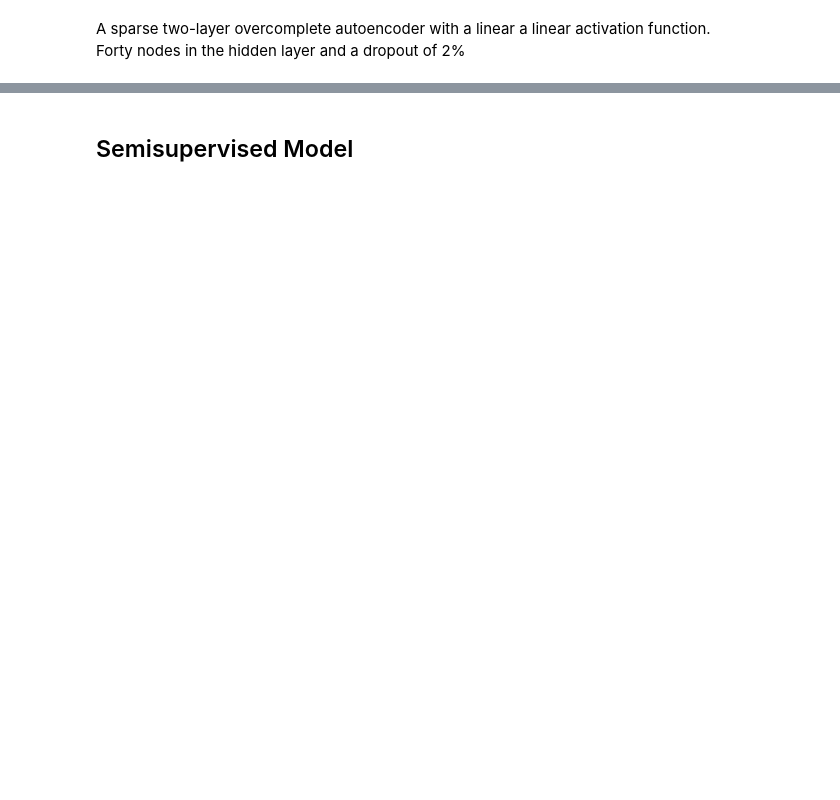
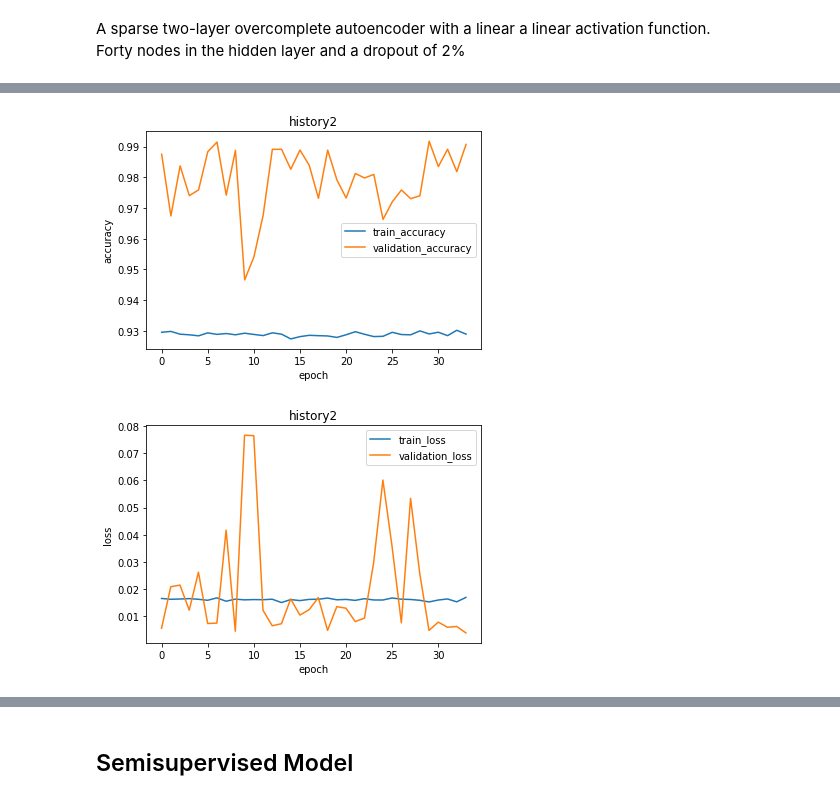
Before and after one commit to zjzsu2000/CMPE297_Sec49AdvanceDL, a Jupyter notebook: Assignment_1/Assignment_1_ Part_2/semi_supervised_learning.ipynb, the cells around one changed output, grey strips where cells are left out. Drawn from its saved outputs; the diff is of its cells as text; code cells hidden in the pictures; blank space fills up the shorter version.

```diff
--- a/Assignment_1/Assignment_1_ Part_2/semi_supervised_learning.ipynb
+++ b/Assignment_1/Assignment_1_ Part_2/semi_supervised_learning.ipynb
@@ -277,5 +384,8 @@ model.add(Dense(units=29, activation='linear'))
 # %%
 model.compile(optimizer='adam', loss='mean_squared_error', metrics=['accuracy'])
+# %%
+run_eagerly = EarlyStopping(monitor='loss', min_delta=0, patience=20, verbose=1, mode='auto')
+callbacks_list = [run_eagerly,tensorboard_callback]
 # %%
 num_epochs =  5
 batch_size = 32
@@ -284,0 +410,5 @@ history = model.fit(x=X_train, y=X_train, epochs=num_epochs, batch_size=batch_si
+# %%
+num_epochs2 = 100
+batch_size2 = 64
+
+history2 = model.fit(x=X_train, y=X_train, epochs=num_epochs2, batch_size=batch_size2, shuffle=True,validation_split=0.20, verbose=1,callbacks=callbacks_list)
@@ -285,2 +460,8 @@ history = model.fit(x=X_train, y=X_train, epochs=num_epochs, batch_size=batch_si
+# %%
+plot_accuracy(history2,'history2')
+plot_loss(history2,'history2')
+# %% [output]
+[figure, added]
+[figure, added]
 # %%
 predictionsTrain = model.predict(X_train_original, verbose=1)
```
Also changed, not shown: parts of 65 cells of this notebook.
